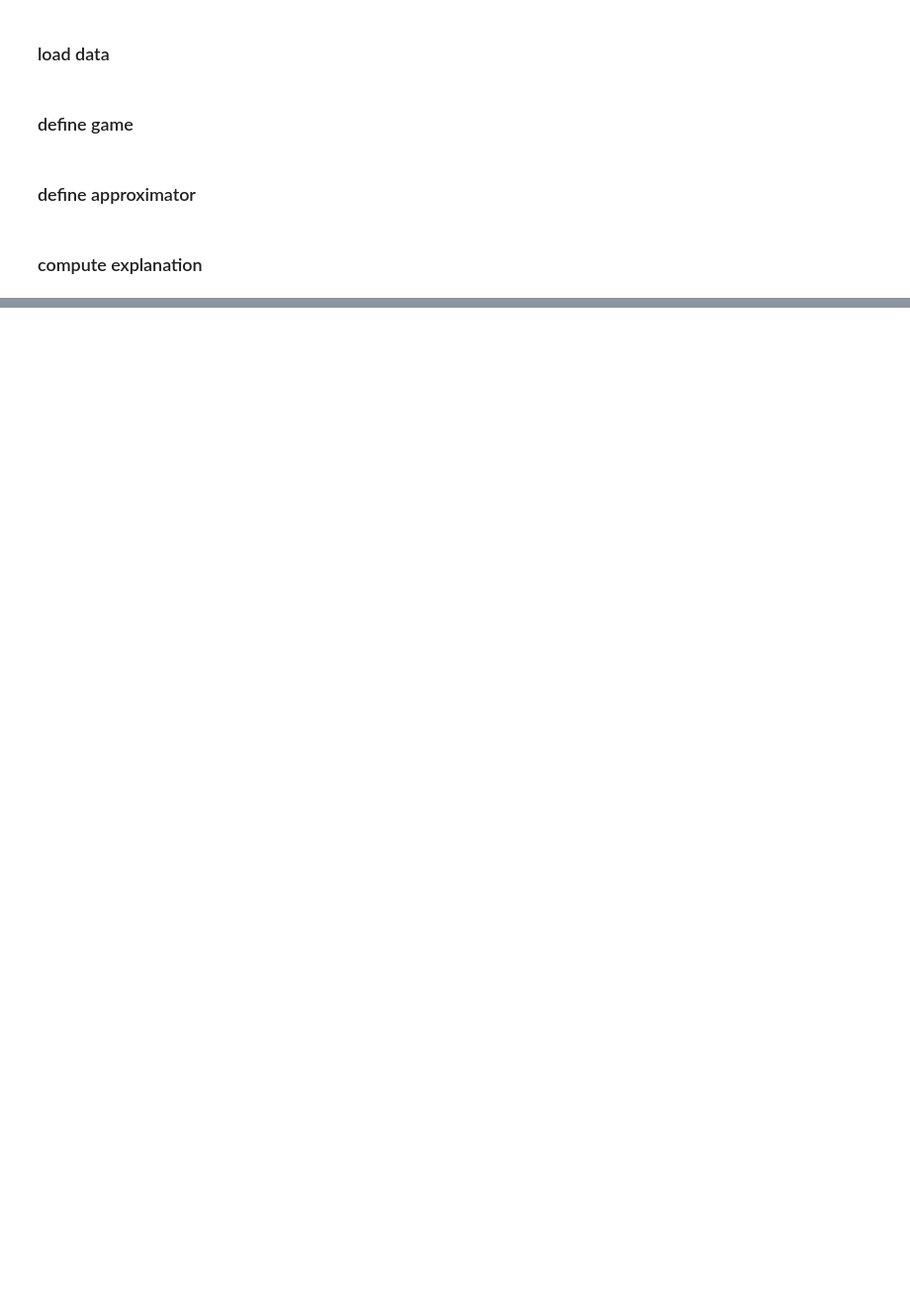
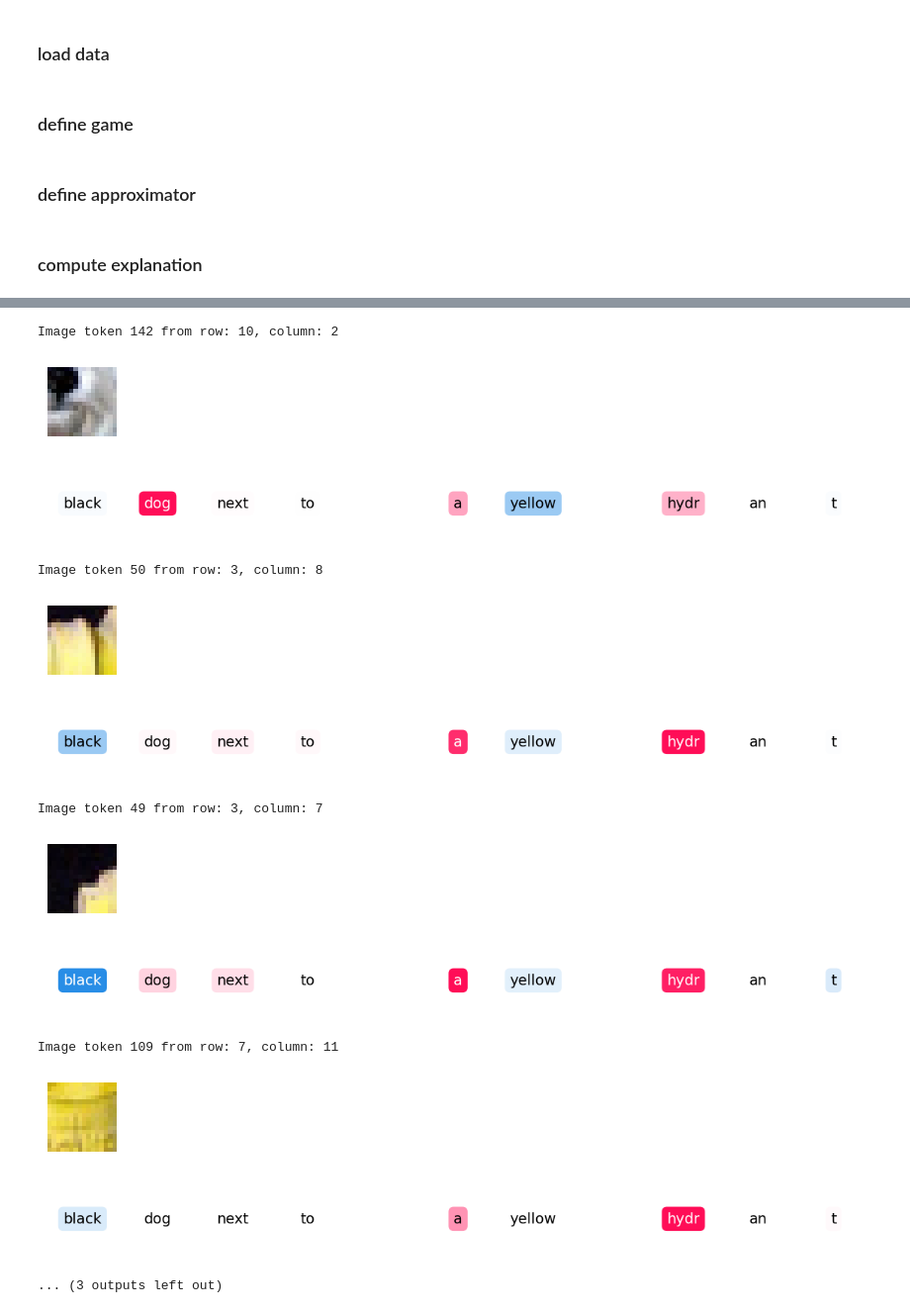
Before and after one commit to yhuang122/Image-Explanations-with-shapiq, a Jupyter notebook: example_siglip.ipynb, the cells around one changed output, grey strips where cells are left out. Shown at 99% size. Drawn from its saved outputs; the diff is of its cells as text; code cells hidden in the pictures; blank space fills up the shorter version.

```diff
--- a/example_siglip.ipynb
+++ b/example_siglip.ipynb
@@ -214,0 +138,20 @@ plt.tight_layout(pad=0.15)
+# %%
+attribution_values = src.utils.convert_iv_to_first_order(interaction_values)
+# %%
+av_text = src.utils.get_subset(attribution_values, players=players_text)
+av_image = src.utils.get_subset(attribution_values, players=list(range(n_players_image)))
+# %%
+def plot_image_token(image, id_token, grid_size=14, patch_size=16):
+    id_row = (id_token // grid_size)
+    id_col = id_token % grid_size
+    print(f'Image token {id_token} from row: {id_row}, column: {id_col}')
+    input_token = image[(id_row * patch_size):((id_row + 1) * patch_size), (id_col * patch_size):((id_col + 1) * patch_size), :]
+    fig, ax = plt.subplots(figsize=(1, 1))
+    ax.imshow(input_token)
+    ax.axis("off")
+    plt.tight_layout()
+    return fig
+# %%
+import numpy as np
+k_most_important_tokens_image = 5
+id_most_important_tokens_image = np.argpartition(av_image.values[:n_players_image], -k_most_important_tokens_image)[-k_most_important_tokens_image:][::-1]
@@ -214,0 +162,23 @@ plt.tight_layout(pad=0.15)
+# %%
+from copy import deepcopy
+for id_token_image in id_most_important_tokens_image:
+    text_interactions = deepcopy(av_text)
+    for i, id_token_text in enumerate(players_text):
+        text_interactions[i] = interaction_values.dict_values[(id_token_image, id_token_text)]
+    plot_image_token(input_image_denormalized, id_token_image)
+    src.plot.plot_sentence(text_interactions, sentence=text_tokens)
+    plt.show()
+# %% [output]
+Image token 142 from row: 10, column: 2
+[figure, added]
+[figure, added]
+Image token 50 from row: 3, column: 8
+[figure, added]
+[figure, added]
+Image token 49 from row: 3, column: 7
+[figure, added]
+[figure, added]
+Image token 109 from row: 7, column: 11
+[figure, added]
+[figure, added]
+... (3 outputs left out)
```
Also changed, not shown: parts of 23 cells of this notebook, 1 other file.
